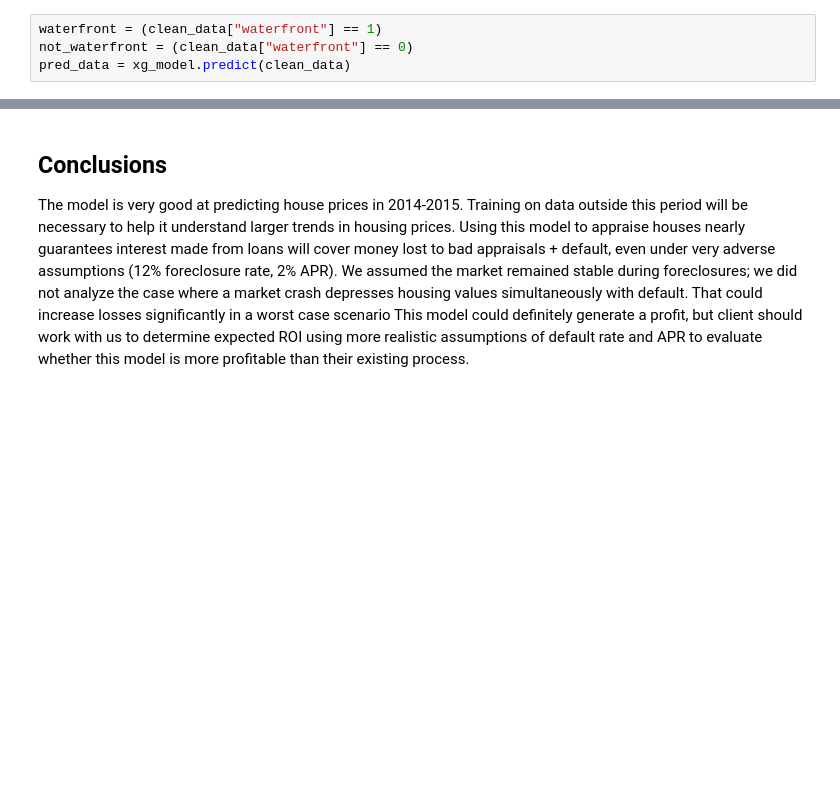
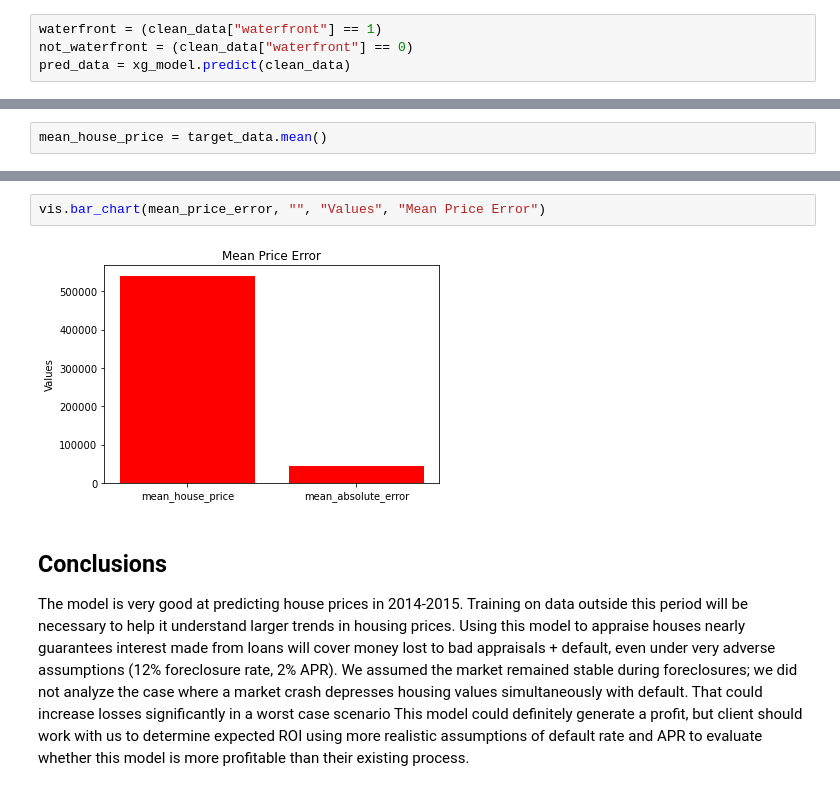
Before and after one commit to mengyujackson121/AI_APPRAISER, a Jupyter notebook: Project_2_MengyuJ.ipynb, the cells around one changed output, grey strips where cells are left out. Drawn from its saved outputs; the diff is of its cells as text; blank space fills up the shorter version.

```diff
--- a/Project_2_MengyuJ.ipynb
+++ b/Project_2_MengyuJ.ipynb
@@ -276,0 +263,2 @@ mean_squared_error(target_data, pred_data, squared=False), mean_absolute_error(t
+# %%
+mean_house_price = target_data.mean()
@@ -277,3 +272,7 @@ mean_squared_error(target_data, pred_data, squared=False), mean_absolute_error(t
+# %%
+vis.bar_chart(mean_price_error, "", "Values", "Mean Price Error")
+# %% [output]
+[figure, added]
 # %% [markdown]
 ## Conclusions
 
```
Also changed, not shown: parts of 30 cells of this notebook.
